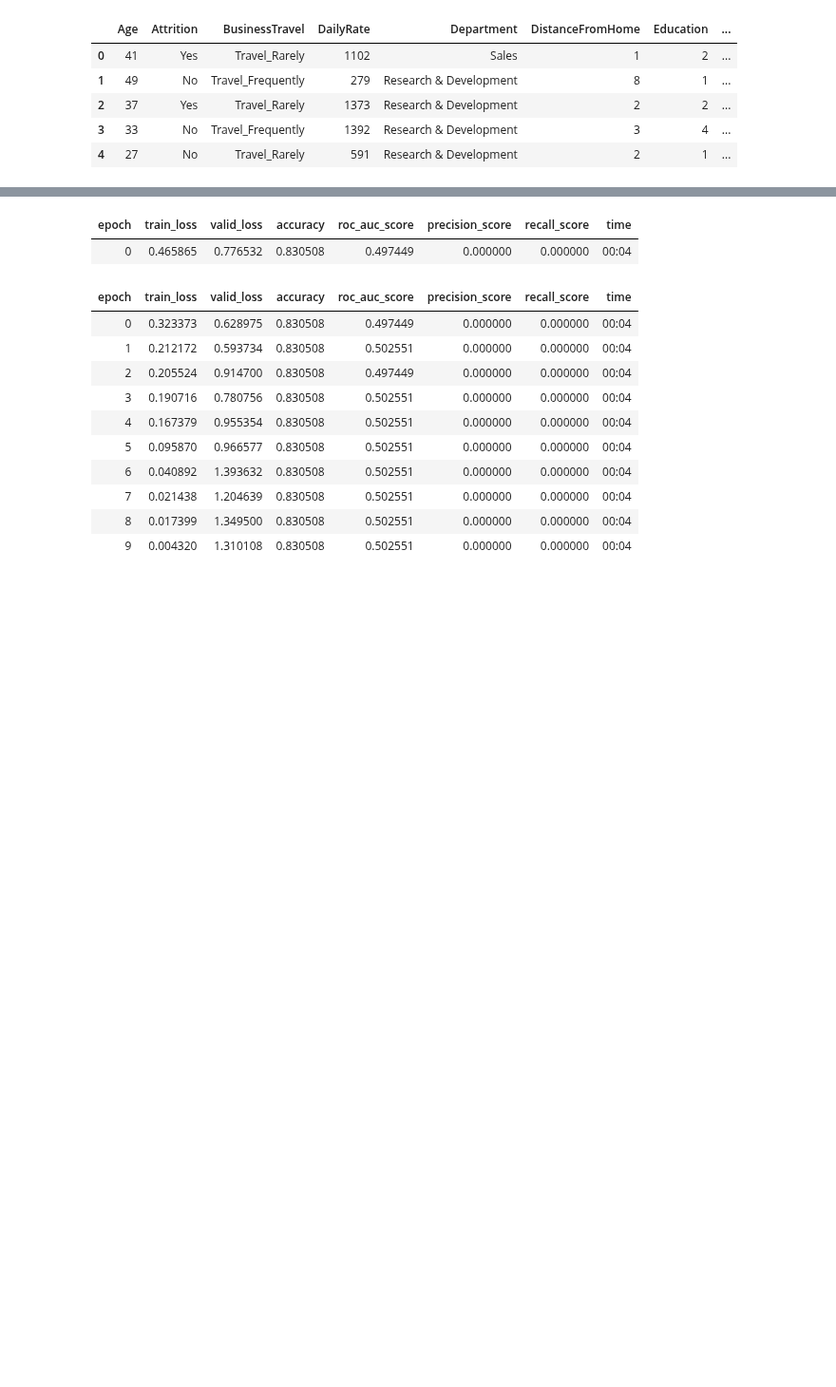
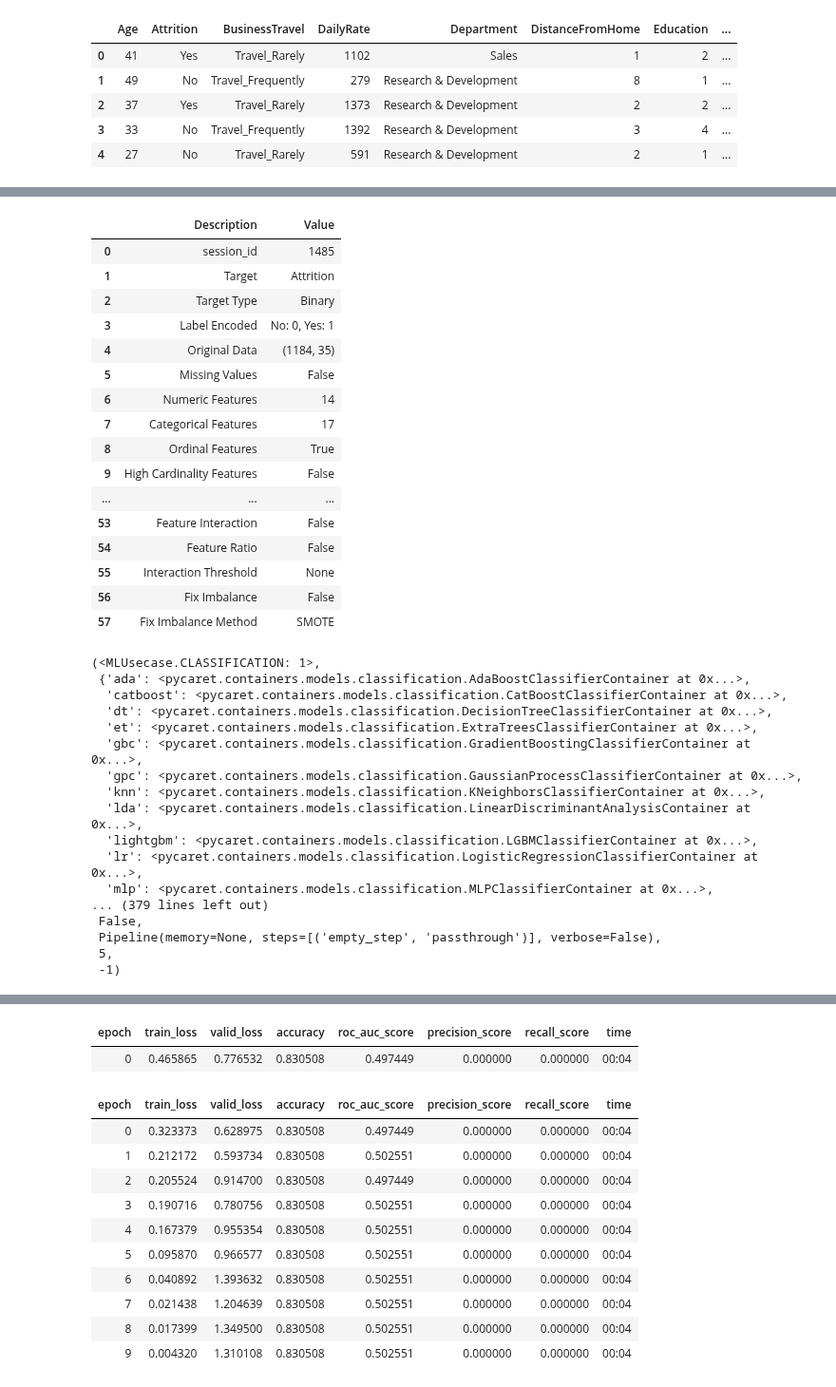
Before and after one commit to Oufattole/HR-Attrition, a Jupyter notebook: Predicting_employee_attrition.ipynb, the cells around one changed output, grey strips where cells are left out. Shown at 95% size. Cells and saved outputs as stored; diff of their text form; code cells hidden in the pictures; blank space fills up the shorter version.

```diff
--- a/Predicting_employee_attrition.ipynb
+++ b/Predicting_employee_attrition.ipynb
@@ -133,17 +135,53 @@ X_test["Attrition"] = y_test
 input = pd.concat([X_train, synth_data]).drop("dataset", axis = 1)
 test = X_test.drop("dataset", axis = 1)
 # %%
-setup(input, target = target,
+# Run pycaret setup
+setup(input, target = target, test_data = test,
       train_size = 0.75,
       transformation = True, pca = True,
       numeric_features = cont_feats,
       categorical_features = cat_feats,
       ordinal_features = ord_feats,
       ignore_features = ignore,
       normalize = True,
       normalize_method = "minmax",
       data_split_stratify = True,
       silent = True)
+# %% [output]
+|  | Description | Value |
+| 0 | session_id | 1485 |
+| 1 | Target | Attrition |
+| 2 | Target Type | Binary |
+| 3 | Label Encoded | No: 0, Yes: 1 |
+| 4 | Original Data | (1184, 35) |
+| 5 | Missing Values | False |
+| 6 | Numeric Features | 14 |
+| 7 | Categorical Features | 17 |
+| 8 | Ordinal Features | True |
+| 9 | High Cardinality Features | False |
+| ... | ... | ... |
+| 53 | Feature Interaction | False |
+| 54 | Feature Ratio | False |
+| 55 | Interaction Threshold | None |
+| 56 | Fix Imbalance | False |
+| 57 | Fix Imbalance Method | SMOTE |
+(<MLUsecase.CLASSIFICATION: 1>,
+ {'ada': <pycaret.containers.models.classification.AdaBoostClassifierContainer at 0x...>,
+  'catboost': <pycaret.containers.models.classification.CatBoostClassifierContainer at 0x...>,
+  'dt': <pycaret.containers.models.classification.DecisionTreeClassifierContainer at 0x...>,
+  'et': <pycaret.containers.models.classification.ExtraTreesClassifierContainer at 0x...>,
+  'gbc': <pycaret.containers.models.classification.GradientBoostingClassifierContainer at 0x...>,
+  'gpc': <pycaret.containers.models.classification.GaussianProcessClassifierContainer at 0x...>,
+  'knn': <pycaret.containers.models.classification.KNeighborsClassifierContainer at 0x...>,
+  'lda': <pycaret.containers.models.classification.LinearDiscriminantAnalysisContainer at 0x...>,
+  'lightgbm': <pycaret.containers.models.classification.LGBMClassifierContainer at 0x...>,
+  'lr': <pycaret.containers.models.classification.LogisticRegressionClassifierContainer at 0x...>,
+  'mlp': <pycaret.containers.models.classification.MLPClassifierContainer at 0x...>,
+... (379 lines left out)
+ False,
+ Pipeline(memory=None, steps=[('empty_step', 'passthrough')], verbose=False),
+ 5,
+ -1)
 # %%
 compare_models(sort = "AUC")
 # %% [output]
```
Also changed, not shown: parts of 15 cells of this notebook.
